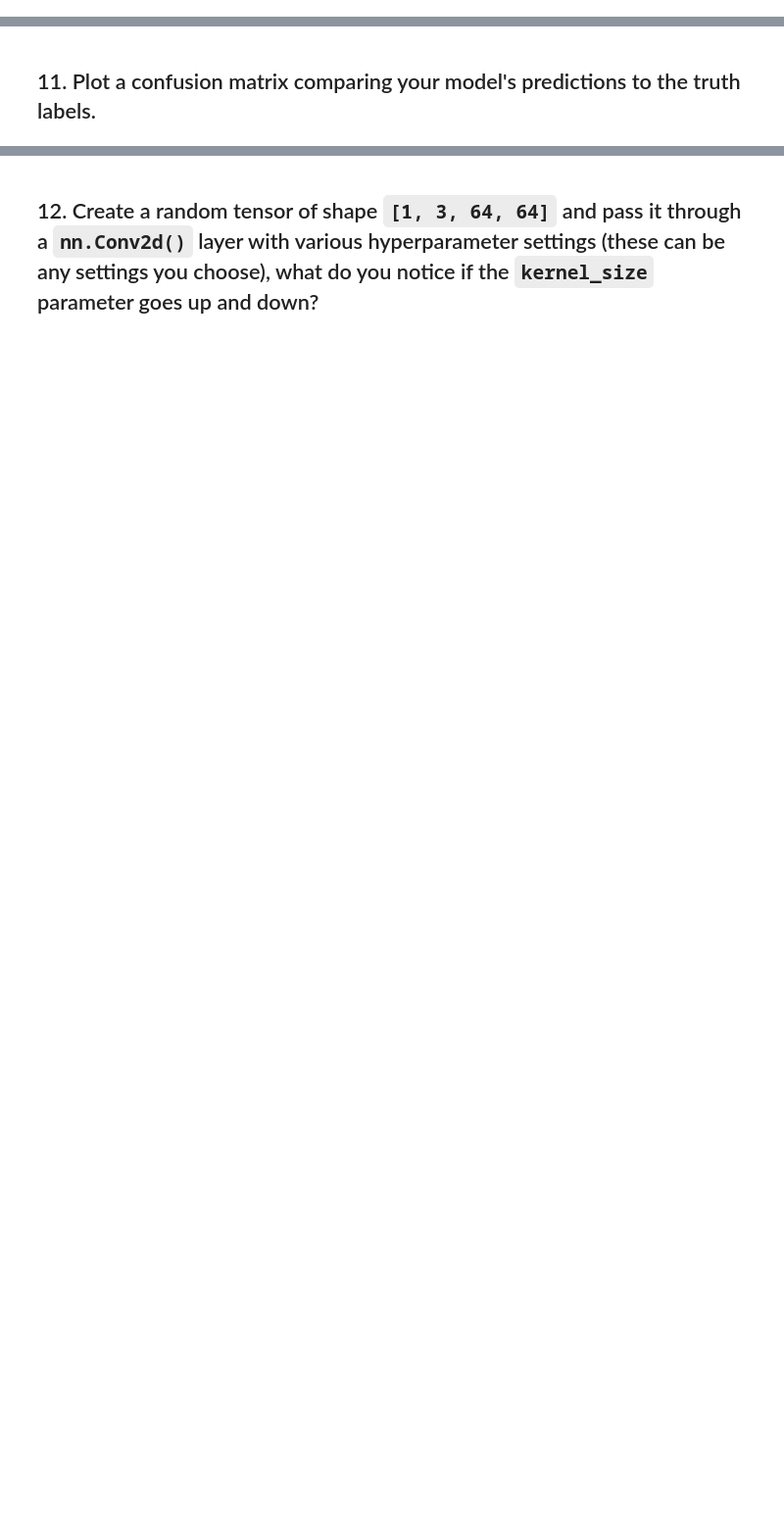
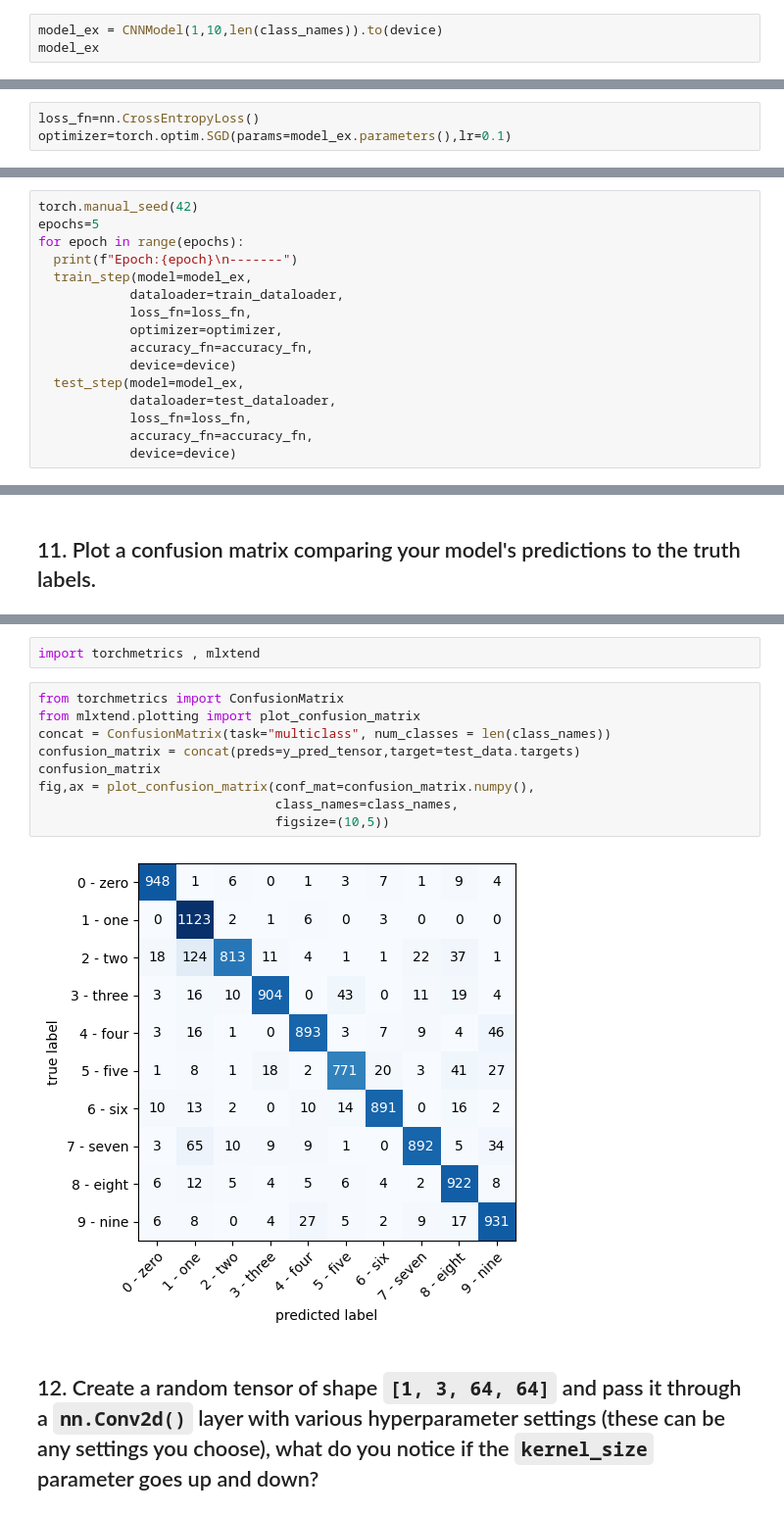
Before and after one commit to Manav010203/Quiz, a Jupyter notebook: extras/exercises/03_pytorch_computer_vision_exercises.ipynb, the cells around one changed output, grey strips where cells are left out. Shown at 98% size. Cells and saved outputs as stored; diff of their text form; blank space fills up the shorter version.

```diff
--- a/extras/exercises/03_pytorch_computer_vision_exercises.ipynb
+++ b/extras/exercises/03_pytorch_computer_vision_exercises.ipynb
@@ -125,0 +177,3 @@ ValueError: setting an array element with a sequence. The requested array has an
+# %%
+model_ex = CNNModel(1,10,len(class_names)).to(device)
+model_ex
@@ -126,2 +201,5 @@ ValueError: setting an array element with a sequence. The requested array has an
 # %% [markdown]
 ## 9. Train the model you built in exercise 8. for 5 epochs on CPU and GPU and see how long it takes on each.
+# %%
+loss_fn=nn.CrossEntropyLoss()
+optimizer=torch.optim.SGD(params=model_ex.parameters(),lr=0.1)
@@ -127,0 +268,16 @@ ValueError: setting an array element with a sequence. The requested array has an
+# %%
+torch.manual_seed(42)
+epochs=5
+for epoch in range(epochs):
+  print(f"Epoch:{epoch}\n-------")
+  train_step(model=model_ex,
+            dataloader=train_dataloader,
+            loss_fn=loss_fn,
+            optimizer=optimizer,
+            accuracy_fn=accuracy_fn,
+            device=device)
+  test_step(model=model_ex,
+            dataloader=test_dataloader,
+            loss_fn=loss_fn,
+            accuracy_fn=accuracy_fn,
+            device=device)
@@ -132,2 +453,15 @@ ValueError: setting an array element with a sequence. The requested array has an
+# %%
+import torchmetrics , mlxtend
+# %%
+from torchmetrics import ConfusionMatrix
+from mlxtend.plotting import plot_confusion_matrix
+concat = ConfusionMatrix(task="multiclass", num_classes = len(class_names))
+confusion_matrix = concat(preds=y_pred_tensor,target=test_data.targets)
+confusion_matrix
+fig,ax = plot_confusion_matrix(conf_mat=confusion_matrix.numpy(),
+                               class_names=class_names,
+                               figsize=(10,5))
+# %% [output]
+[figure, added]
 # %% [markdown]
 ## 12. Create a random tensor of shape `[1, 3, 64, 64]` and pass it through a `nn.Conv2d()` layer with various hyperparameter settings (these can be any settings you choose), what do you notice if the `kernel_size` parameter goes up and down?
```
Also changed, not shown: parts of 33 cells of this notebook.
